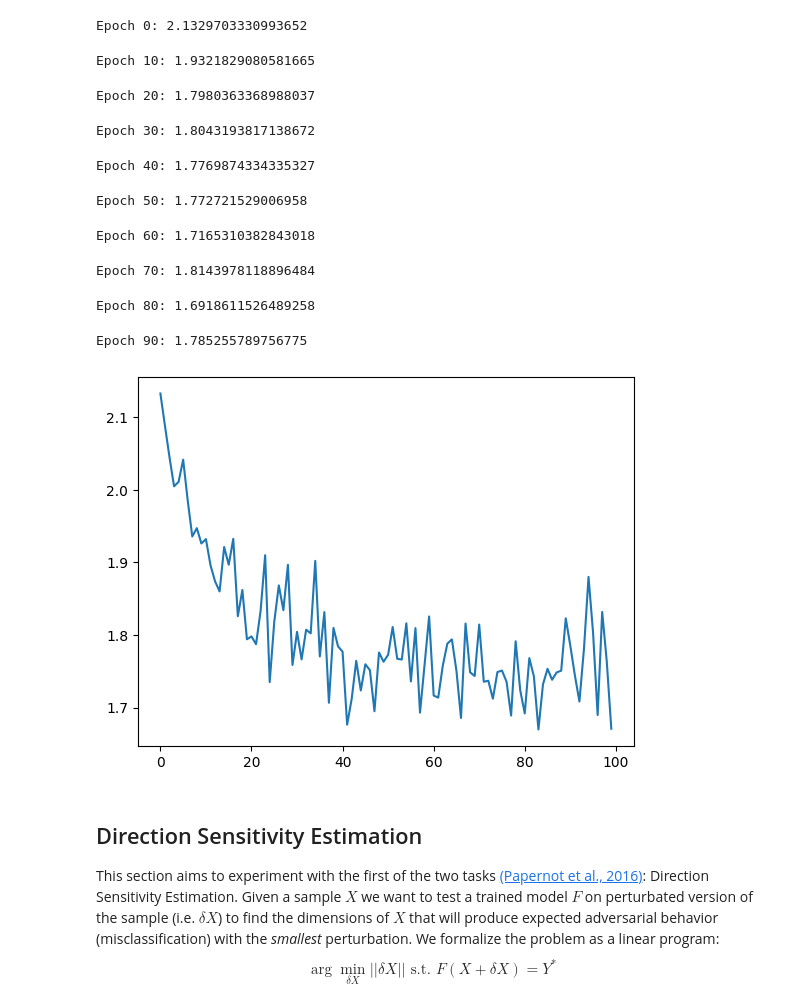
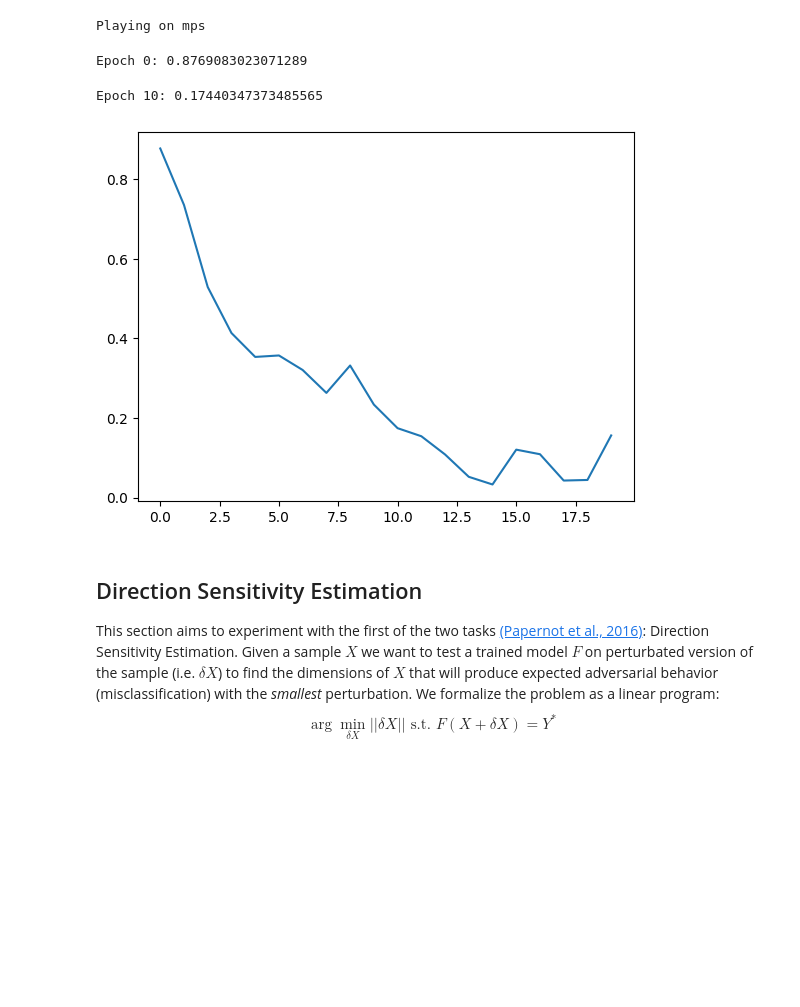
Before and after one commit to DeLnlyMthrLvr/Distillation_experiments, a Jupyter notebook: notebooks/exp_v2_ale.ipynb, the cells around one changed output. Cells and saved outputs as stored; diff of their text form; code cells hidden in the pictures; blank space fills up the shorter version.

```diff
--- a/notebooks/exp_v2_ale.ipynb
+++ b/notebooks/exp_v2_ale.ipynb
@@ -101,3 +41,55 @@ Playing on mps
+# %%
+
+
+class Net(nn.Module):
+    def __init__(self, input_size=32):
+        super().__init__()
+        self.conv1a = nn.Conv2d(3, 64, 3, padding=0)
+        self.conv1b = nn.Conv2d(64, 64, 3, padding=0)
+        self.conv2a = nn.Conv2d(64, 128, 3, padding=0)
+        self.conv2b = nn.Conv2d(128, 128, 3, padding=0)
+        self.pool = nn.MaxPool2d(2, 2)
+
+        # Compute the number of features dynamically
+        self._to_linear = self._get_conv_output(input_size)
+
+        self.fc1 = nn.Linear(self._to_linear, 256)
+        self.fc2 = nn.Linear(256, 10)
+
+        self.flatten = nn.Flatten()
+        self.activation = nn.ReLU()
+        self.dropout = nn.Dropout(0.2)
+        self.batchnorm = nn.BatchNorm1d(256)  # Now correctly applied
+
+    def _get_conv_output(self, size):
+        """Helper function to compute the output size after convolutions"""
+        x = torch.zeros(1, 3, size, size)  # Create a dummy tensor
+        x = self.pool(F.relu(self.conv1b(F.relu(self.conv1a(x)))))
+        x = self.pool(F.relu(self.conv2b(F.relu(self.conv2a(x)))))
+        return x.numel()
+
+    def forward(self, x):
+        x = self.activation(self.conv1a(x))
+        x = self.activation(self.conv1b(x))
+        x = self.dropout(x)
+        x = self.pool(x)
+        x = self.activation(self.conv2a(x))
+        x = self.activation(self.conv2b(x))
+        x = self.dropout(x)
+        x = self.pool(x)
+
+        x = self.flatten(x)  # Flatten before FC layers
+        x = self.activation(self.fc1(x))
+        x = self.batchnorm(x)
+        x = self.fc2(x)
+        # CrossEntropyLoss already applied softmax
+        return x  # Remove softmax if using CrossEntropyLoss
+
+
+device = "cuda" if torch.cuda.is_available() else "mps" if torch.backends.mps.is_available() else "cpu"
+print(f"Playing on {device}")
+# %% [output]
+Playing on mps
 # %%
 model = Net()
 model = model.to(device)
@@ -106,37 +98,29 @@ adam = torch.optim.AdamW(model.parameters(), lr=0.001)
 # %%
 import time
 losses = []
 
-for e in tqdm(range(100)):
+for e in tqdm(range(20)):
     for images, labels in trainloader:
         images = images.to(device)
         labels = labels.to(device)
         labels_hat_dist = model(images)
         adam.zero_grad()
         loss = criterion(labels_hat_dist, labels)
         loss.backward()
         adam.step()
     losses.append(loss.item())
     if e % 10 == 0:
         print(f"Epoch {e}: {loss.item()}")
 
 plt.plot(losses)
 plt.show()
 
 PATH = f'models/{time.strftime("%m%d-%H%M%S")}.pth'
 torch.save(model.state_dict(), PATH)
 # %% [output]
-Epoch 0: 2.1329703330993652
+Epoch 0: 0.8769083023071289
-Epoch 10: 1.9321829080581665
+Epoch 10: 0.17440347373485565
-Epoch 20: 1.7980363368988037
-Epoch 30: 1.8043193817138672
-Epoch 40: 1.7769874334335327
-Epoch 50: 1.772721529006958
-Epoch 60: 1.7165310382843018
-Epoch 70: 1.8143978118896484
-Epoch 80: 1.6918611526489258
-Epoch 90: 1.785255789756775
-[figure, old version]
+[figure, new version]
 # %% [markdown]
 ## Direction Sensitivity Estimation
 This section aims to experiment with the first of the two tasks [(Papernot et al., 2016)](https://arxiv.org/abs/1511.04508): Direction Sensitivity Estimation. Given a sample $X$ we want to test a trained model $F$ on perturbated version of the sample (i.e. $\delta X$) to find the dimensions of $X$ that will produce expected adversarial behavior (misclassification) with the *smallest* perturbation. We formalize the problem as a linear program:
```
Also changed, not shown: parts of 5 cells of this notebook, 2 other files.
